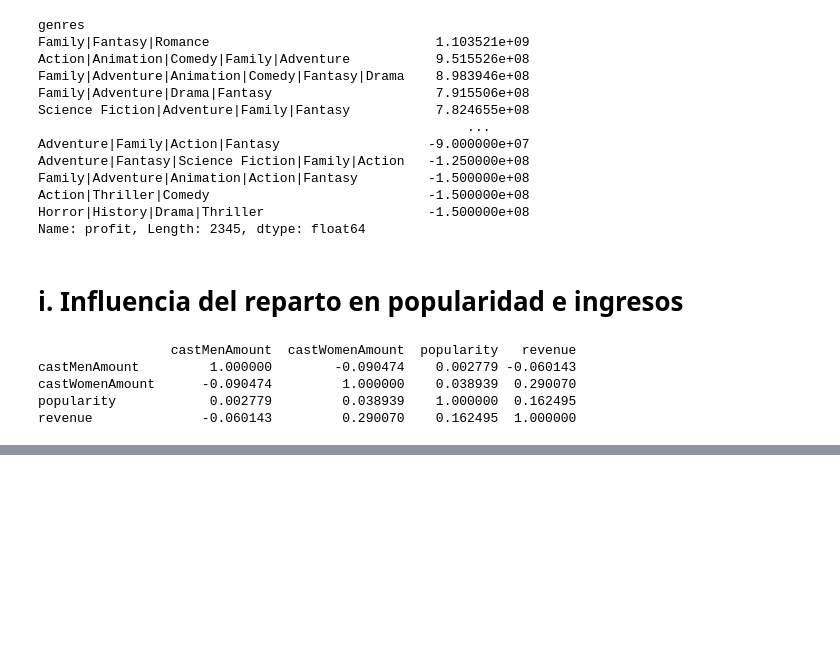
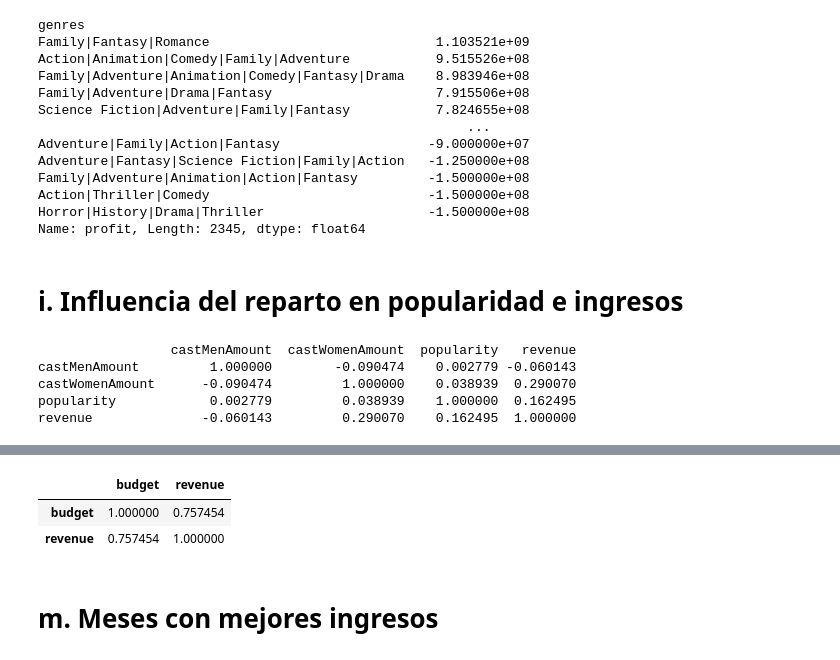
Before and after one commit to Sofiamishel2003/-An-lisis-Exploratorio, a Jupyter notebook: analisis exploratorio - movies.IPYNB, the cells around one changed output, grey strips where cells are left out. Drawn from its saved outputs; the diff is of its cells as text; code cells hidden in the pictures; blank space fills up the shorter version.

```diff
--- a/analisis exploratorio - movies.IPYNB
+++ b/analisis exploratorio - movies.IPYNB
@@ -91,0 +102,9 @@ revenue              -0.060143         0.290070    0.162495  1.000000
+# %%
+correlation = df[['budget', 'revenue']].corr()
+correlation
+# %% [output]
+|  | budget | revenue |
+| budget | 1.000000 | 0.757454 |
+| revenue | 0.757454 | 1.000000 |
+# %% [markdown]
+# m. Meses con mejores ingresos
```
Also changed, not shown: parts of 5 cells of this notebook.
